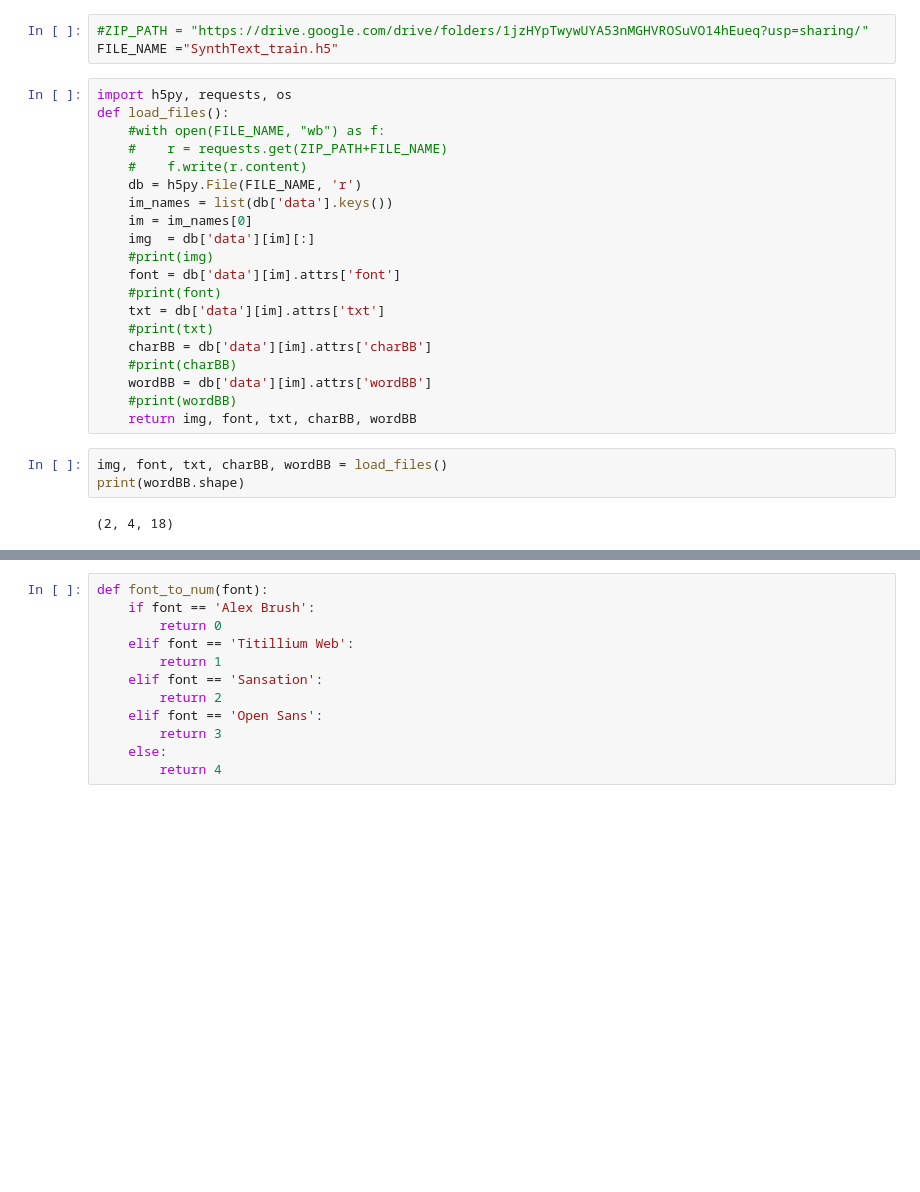
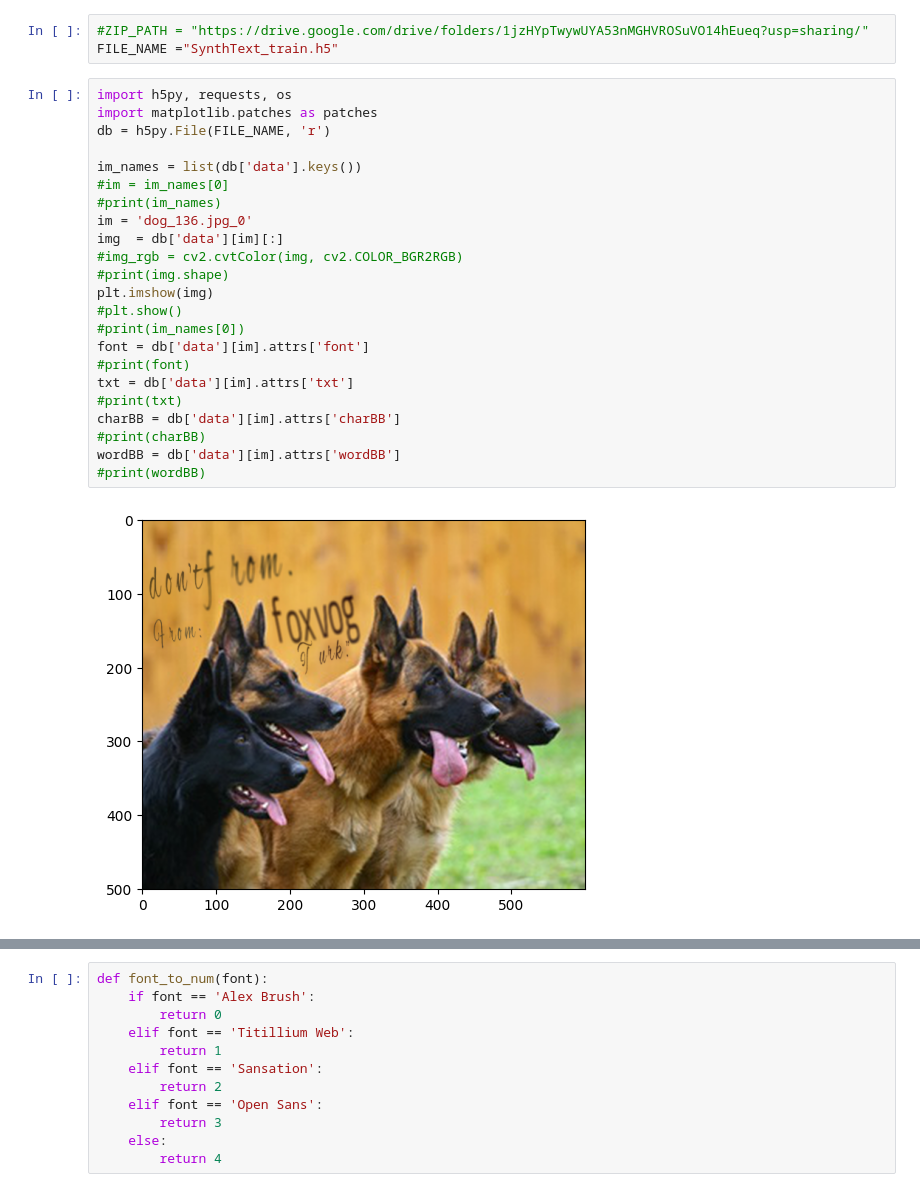
Before and after one commit to glusi/cv-project, a Jupyter notebook: maman22-q1-2.ipynb, the cells around one changed output, grey strips where cells are left out. Cells and saved outputs as stored; diff of their text form; blank space fills up the shorter version.

```diff
--- a/maman22-q1-2.ipynb
+++ b/maman22-q1-2.ipynb
@@ -25,26 +25,26 @@ Constants
 FILE_NAME ="SynthText_train.h5"
 # %%
 import h5py, requests, os
-def load_files():
-    #with open(FILE_NAME, "wb") as f:
-    #    r = requests.get(ZIP_PATH+FILE_NAME)
-    #    f.write(r.content)
-    db = h5py.File(FILE_NAME, 'r')
-    im_names = list(db['data'].keys())
-    im = im_names[0]
-    img  = db['data'][im][:]
-    #print(img)
-    font = db['data'][im].attrs['font']
-    #print(font)
-    txt = db['data'][im].attrs['txt']
-    #print(txt)
-    charBB = db['data'][im].attrs['charBB']
-    #print(charBB)
-    wordBB = db['data'][im].attrs['wordBB']
-    #print(wordBB)
-    return img, font, txt, charBB, wordBB
+import matplotlib.patches as patches
+db = h5py.File(FILE_NAME, 'r')
+
+im_names = list(db['data'].keys())
+#im = im_names[0]
+#print(im_names)
+im = 'dog_136.jpg_0'
+img  = db['data'][im][:]
+#img_rgb = cv2.cvtColor(img, cv2.COLOR_BGR2RGB)
+#print(img.shape)
+plt.imshow(img)
+#plt.show()
+#print(im_names[0])
+font = db['data'][im].attrs['font']
+#print(font)
+txt = db['data'][im].attrs['txt']
+#print(txt)
+charBB = db['data'][im].attrs['charBB']
+#print(charBB)
+wordBB = db['data'][im].attrs['wordBB']
+#print(wordBB)
+# %% [output]
+[figure, added]
-# %%
-img, font, txt, charBB, wordBB = load_files()
-print(wordBB.shape)
-# %% [output]
-(2, 4, 18)
```
Also changed, not shown: parts of 14 cells of this notebook.
